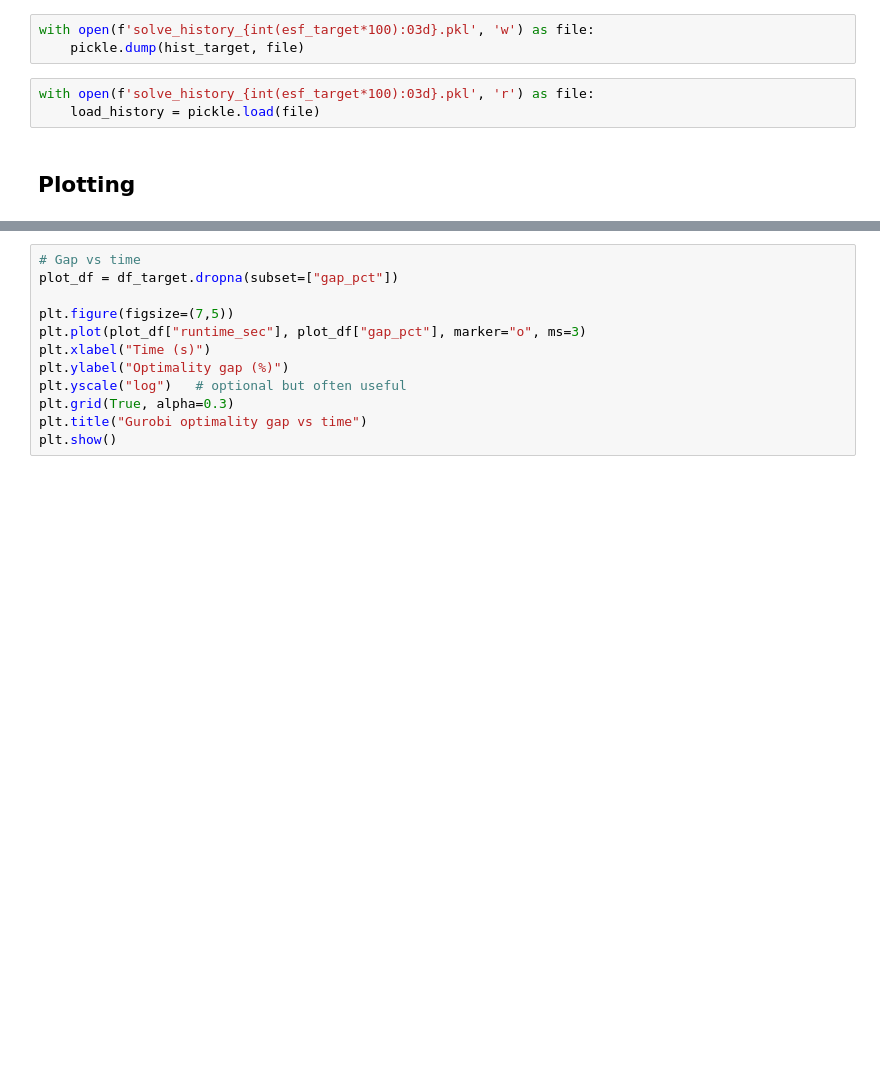
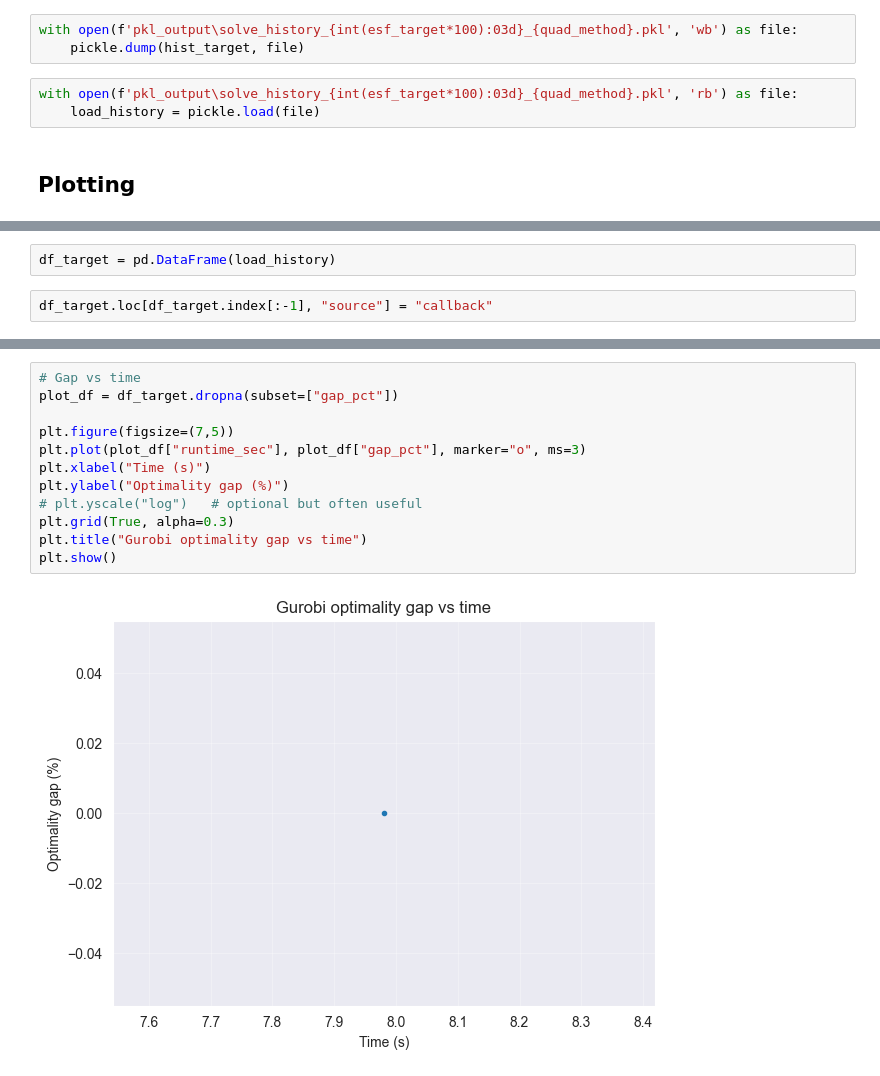
Before and after one commit to shivamvedant/energiapy, a Jupyter notebook: docs/notebooks/supply chain/Flexibility Tests/Cleaned up versions/ESF_gurobipy.ipynb, the cells around one changed output, grey strips where cells are left out. Drawn from its saved outputs; the diff is of its cells as text; blank space fills up the shorter version.

Commit message:
Git Sync Personal Mac. Added data collection protocol

```diff
--- a/docs/notebooks/supply chain/Flexibility Tests/Cleaned up versions/ESF_gurobipy.ipynb
+++ b/docs/notebooks/supply chain/Flexibility Tests/Cleaned up versions/ESF_gurobipy.ipynb
@@ -1447,8 +1473,8 @@ np.float64(12.911164482630447)
 # %%
-with open(f'solve_history_{int(esf_target*100):03d}.pkl', 'w') as file:
+with open(f'pkl_output\solve_history_{int(esf_target*100):03d}_{quad_method}.pkl', 'wb') as file:
     pickle.dump(hist_target, file)
 # %%
-with open(f'solve_history_{int(esf_target*100):03d}.pkl', 'r') as file:
+with open(f'pkl_output\solve_history_{int(esf_target*100):03d}_{quad_method}.pkl', 'rb') as file:
     load_history = pickle.load(file)
 # %% [markdown]
 ## Plotting
@@ -1456,0 +1481,4 @@ df_target = pd.DataFrame(hist_target)
+# %%
+df_target = pd.DataFrame(load_history)
+# %%
+df_target.loc[df_target.index[:-1], "source"] = "callback"
@@ -1457,15 +1501,17 @@ df_target = pd.DataFrame(hist_target)
 # %%
 # Gap vs time
 plot_df = df_target.dropna(subset=["gap_pct"])
 
 plt.figure(figsize=(7,5))
 plt.plot(plot_df["runtime_sec"], plot_df["gap_pct"], marker="o", ms=3)
 plt.xlabel("Time (s)")
 plt.ylabel("Optimality gap (%)")
-plt.yscale("log")   # optional but often useful
+# plt.yscale("log")   # optional but often useful
 plt.grid(True, alpha=0.3)
 plt.title("Gurobi optimality gap vs time")
 plt.show()
+# %% [output]
+[figure, added]
 # %%
 # Gap vs iterations
 plot_df = df_target.dropna(subset=["gap_pct"])
```
Also changed, not shown: parts of 22 cells of this notebook.
